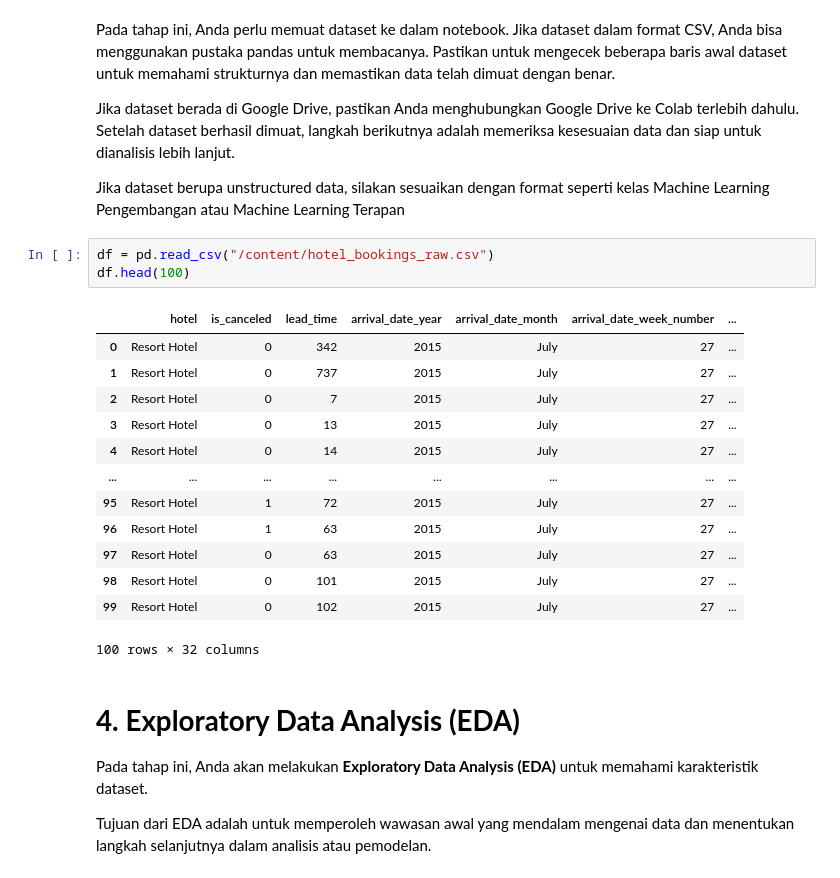
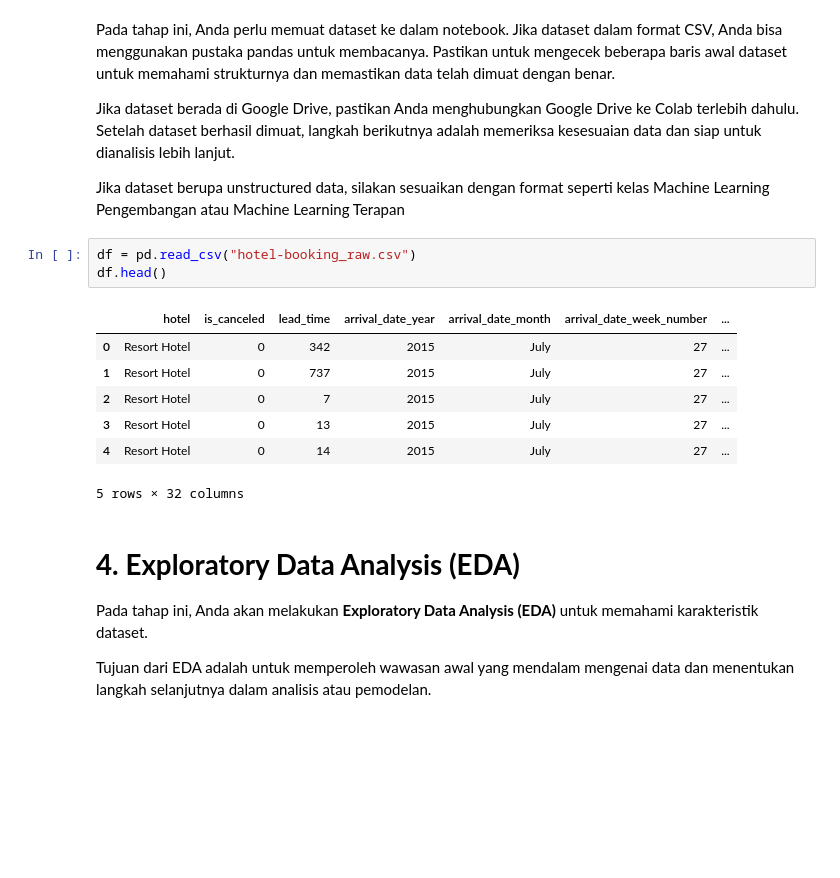
Before and after one commit to feryanuar24/Eksperimen_SML_Fery-Anuar, a Jupyter notebook: preprocessing/Eksperimen_Fery-Anuar.ipynb, the cells around one changed output. Drawn from its saved outputs; the diff is of its cells as text; blank space fills up the shorter version.

```diff
--- a/preprocessing/Eksperimen_Fery-Anuar.ipynb
+++ b/preprocessing/Eksperimen_Fery-Anuar.ipynb
@@ -24,22 +24,16 @@ Jika dataset berada di Google Drive, pastikan Anda menghubungkan Google Drive ke
 
 Jika dataset berupa unstructured data, silakan sesuaikan dengan format seperti kelas Machine Learning Pengembangan atau Machine Learning Terapan
 # %%
-df = pd.read_csv("/content/hotel_bookings_raw.csv")
-df.head(100)
+df = pd.read_csv("hotel-booking_raw.csv")
+df.head()
 # %% [output]
 |  | hotel | is_canceled | lead_time | arrival_date_year | arrival_date_month | arrival_date_week_number | ... |
 | 0 | Resort Hotel | 0 | 342 | 2015 | July | 27 | ... |
 | 1 | Resort Hotel | 0 | 737 | 2015 | July | 27 | ... |
 | 2 | Resort Hotel | 0 | 7 | 2015 | July | 27 | ... |
 | 3 | Resort Hotel | 0 | 13 | 2015 | July | 27 | ... |
 | 4 | Resort Hotel | 0 | 14 | 2015 | July | 27 | ... |
-| ... | ... | ... | ... | ... | ... | ... | ... |
-| 95 | Resort Hotel | 1 | 72 | 2015 | July | 27 | ... |
-| 96 | Resort Hotel | 1 | 63 | 2015 | July | 27 | ... |
-| 97 | Resort Hotel | 0 | 63 | 2015 | July | 27 | ... |
-| 98 | Resort Hotel | 0 | 101 | 2015 | July | 27 | ... |
-| 99 | Resort Hotel | 0 | 102 | 2015 | July | 27 | ... |
-100 rows × 32 columns
+5 rows × 32 columns
 # %% [markdown]
 # **4. Exploratory Data Analysis (EDA)**
 
```
Also changed, not shown: parts of 26 cells of this notebook, 5 other files.
